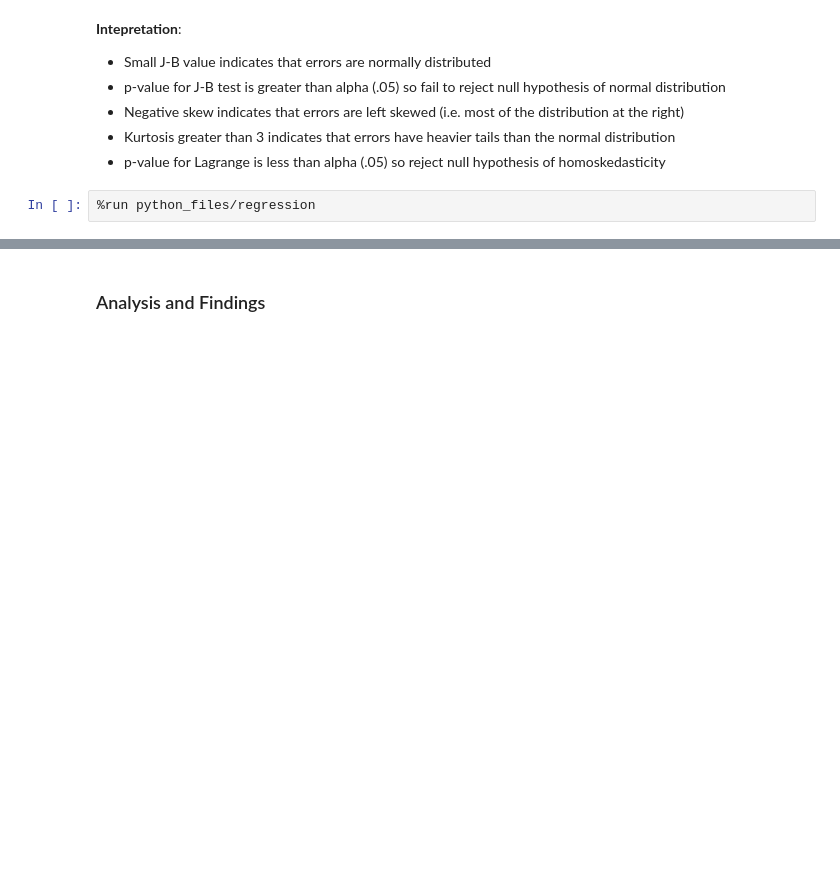
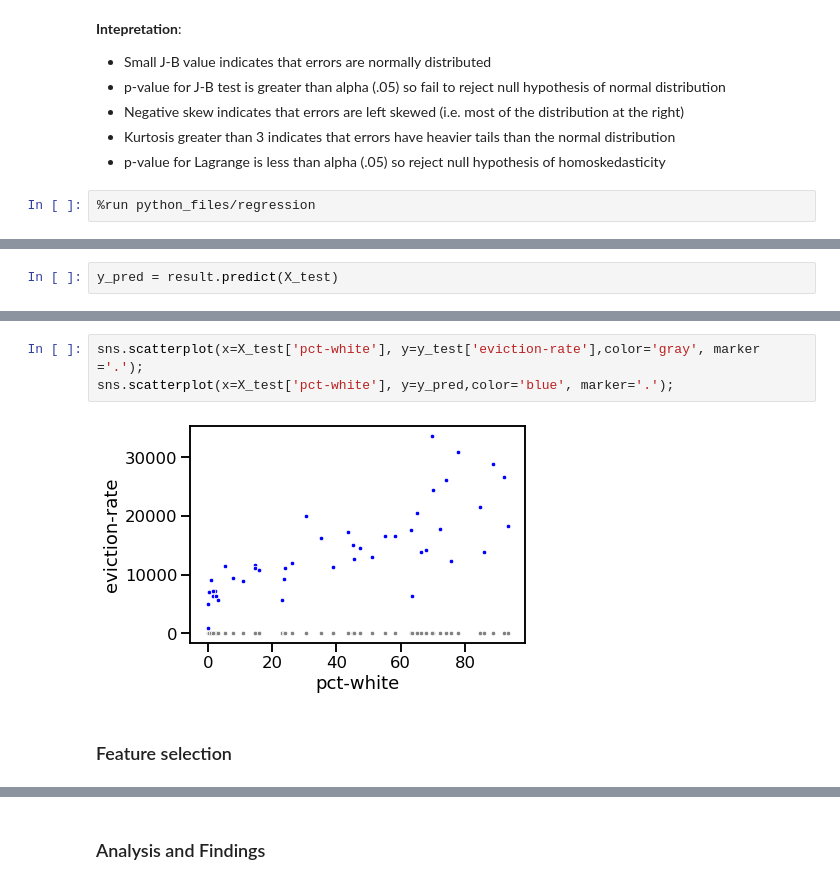
Before and after one commit to NicoleJaneway/dc-eviction-regression, a Jupyter notebook: technical_notebook.ipynb, the cells around one changed output, grey strips where cells are left out. Cells and saved outputs as stored; diff of their text form; blank space fills up the shorter version.

Commit message:
add attempt to fit test data

```diff
--- a/technical_notebook.ipynb
+++ b/technical_notebook.ipynb
@@ -176,0 +180,2 @@ Tests of heteroskedasticty of residuals:
+# %%
+y_pred = result.predict(X_test)
@@ -176,0 +191,7 @@ Tests of heteroskedasticty of residuals:
+# %%
+sns.scatterplot(x=X_test['pct-white'], y=y_test['eviction-rate'],color='gray', marker ='.');
+sns.scatterplot(x=X_test['pct-white'], y=y_pred,color='blue', marker='.');
+# %% [output]
+[figure, added]
+# %% [markdown]
+### Feature selection
```
Also changed, not shown: parts of 7 cells of this notebook, 1 other file.
